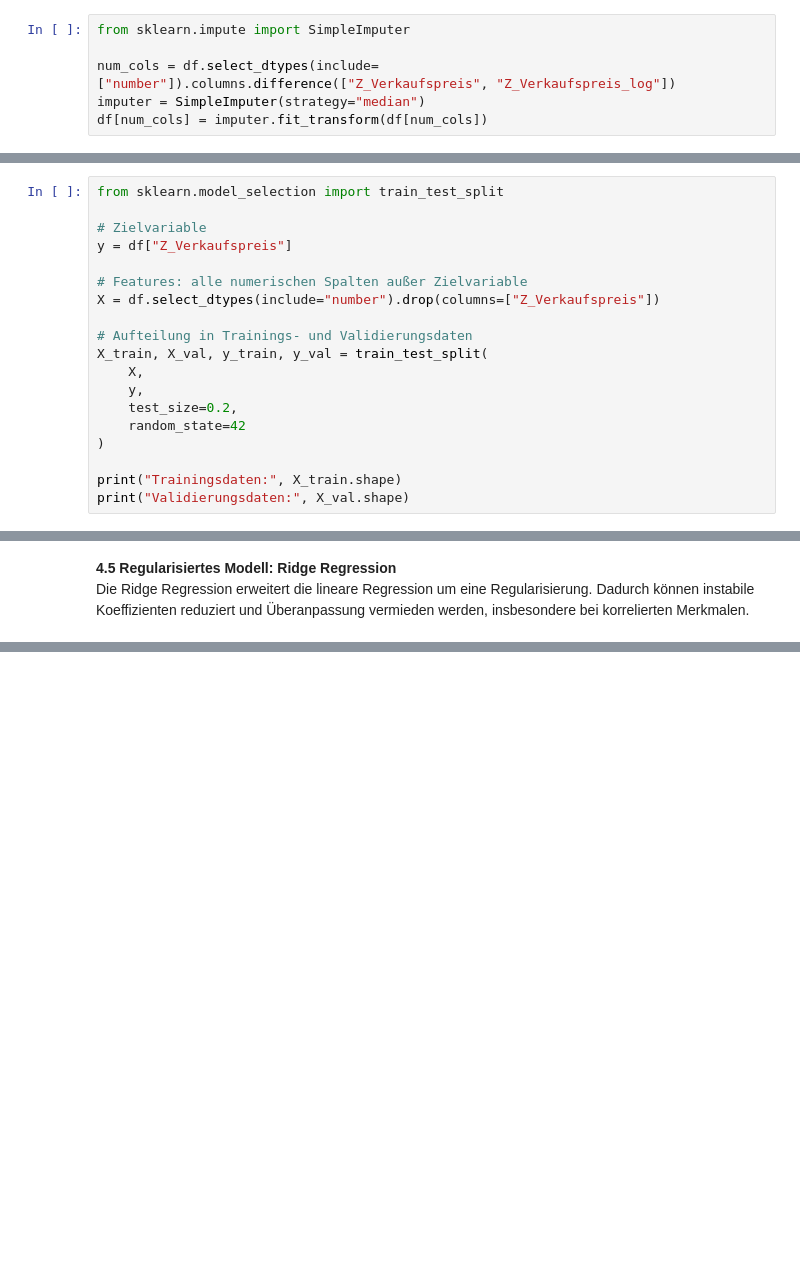
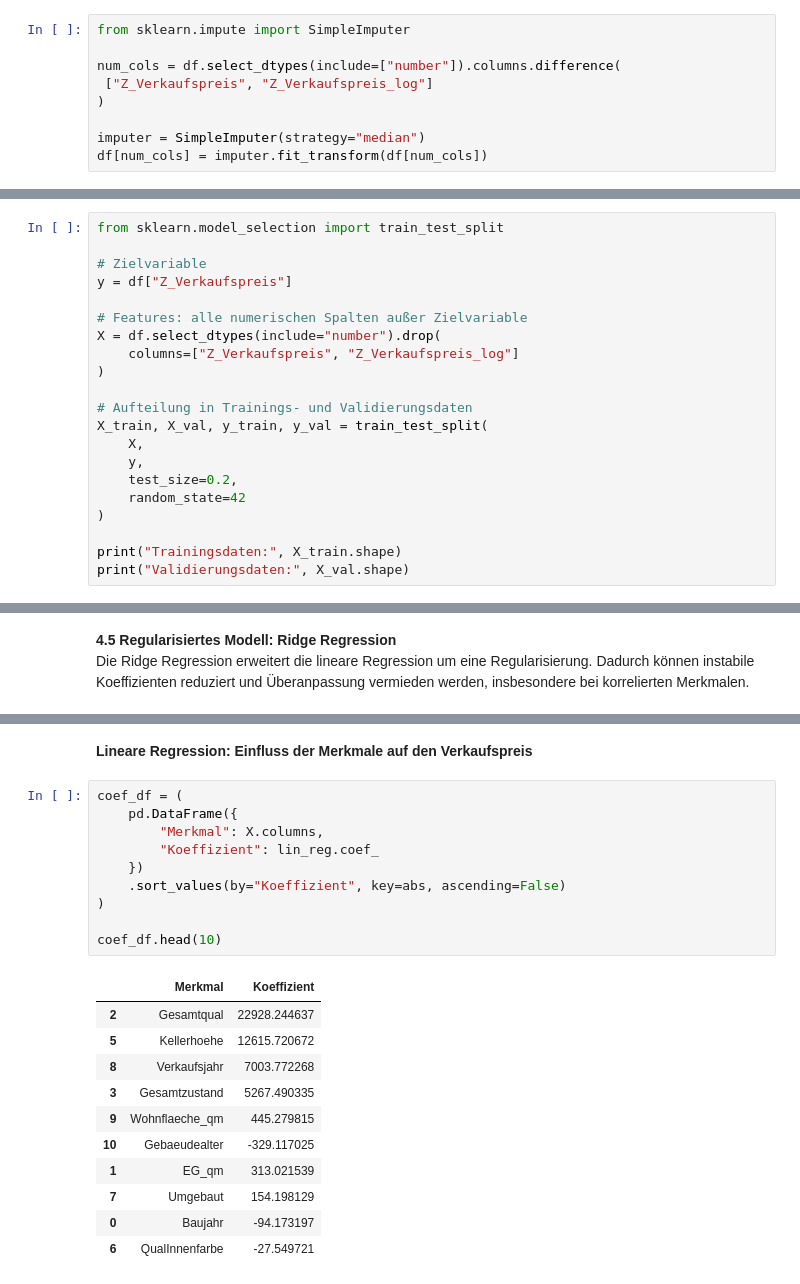
Before and after one commit to Miri-Mk/realestate_ds_analysis, a Jupyter notebook: realestate_ds_analysis.ipynb, the cells around one changed output, grey strips where cells are left out. Saved outputs shown, nothing was run; the diff lists cells and outputs as text; blank space fills up the shorter version.

```diff
--- a/realestate_ds_analysis.ipynb
+++ b/realestate_ds_analysis.ipynb
@@ -860,7 +863,10 @@ Für die spätere Modellierung ist sicherzustellen, dass Trainings- und Testdate
 # %%
 from sklearn.impute import SimpleImputer
 
-num_cols = df.select_dtypes(include=["number"]).columns.difference(["Z_Verkaufspreis", "Z_Verkaufspreis_log"])
+num_cols = df.select_dtypes(include=["number"]).columns.difference(
+ ["Z_Verkaufspreis", "Z_Verkaufspreis_log"]
+)
+
 imputer = SimpleImputer(strategy="median")
 df[num_cols] = imputer.fit_transform(df[num_cols])
 # %% [markdown]
@@ -894,7 +910,9 @@ from sklearn.model_selection import train_test_split
 y = df["Z_Verkaufspreis"]
 
 # Features: alle numerischen Spalten außer Zielvariable
-X = df.select_dtypes(include="number").drop(columns=["Z_Verkaufspreis"])
+X = df.select_dtypes(include="number").drop(
+    columns=["Z_Verkaufspreis", "Z_Verkaufspreis_log"]
+)
 
 # Aufteilung in Trainings- und Validierungsdaten
 X_train, X_val, y_train, y_val = train_test_split(
@@ -953,0 +1012,24 @@ print("R²:", round(r2_ridge, 3))
+# %% [markdown]
+**Lineare Regression: Einfluss der Merkmale auf den Verkaufspreis**
+# %%
+coef_df = (
+    pd.DataFrame({
+        "Merkmal": X.columns,
+        "Koeffizient": lin_reg.coef_
+    })
+    .sort_values(by="Koeffizient", key=abs, ascending=False)
+)
+
+coef_df.head(10)
+# %% [output]
+|  | Merkmal | Koeffizient |
+| 2 | Gesamtqual | 22928.244637 |
+| 5 | Kellerhoehe | 12615.720672 |
+| 8 | Verkaufsjahr | 7003.772268 |
+| 3 | Gesamtzustand | 5267.490335 |
+| 9 | Wohnflaeche_qm | 445.279815 |
+| 10 | Gebaeudealter | -329.117025 |
+| 1 | EG_qm | 313.021539 |
+| 7 | Umgebaut | 154.198129 |
+| 0 | Baujahr | -94.173197 |
+| 6 | QualInnenfarbe | -27.549721 |
```
Also changed, not shown: parts of 36 cells of this notebook.
